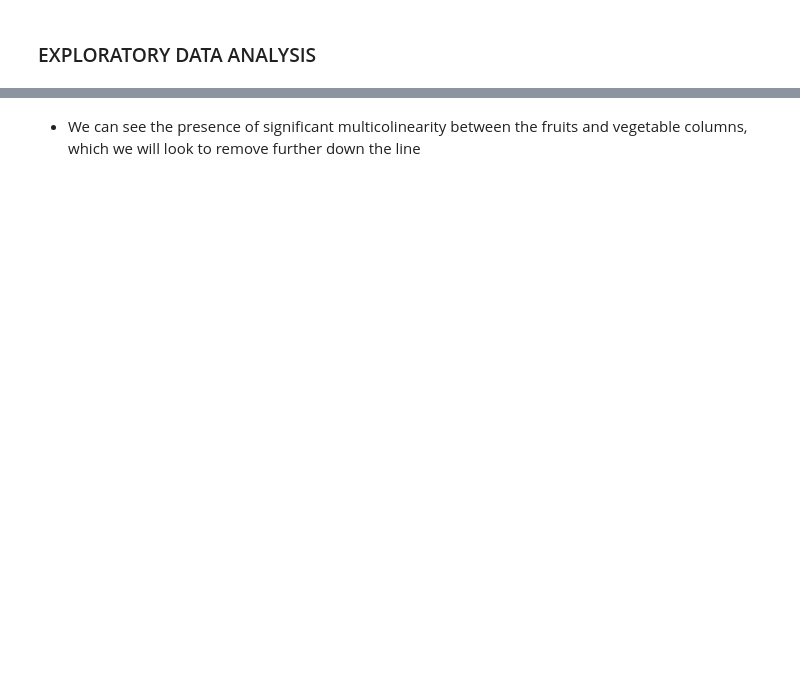
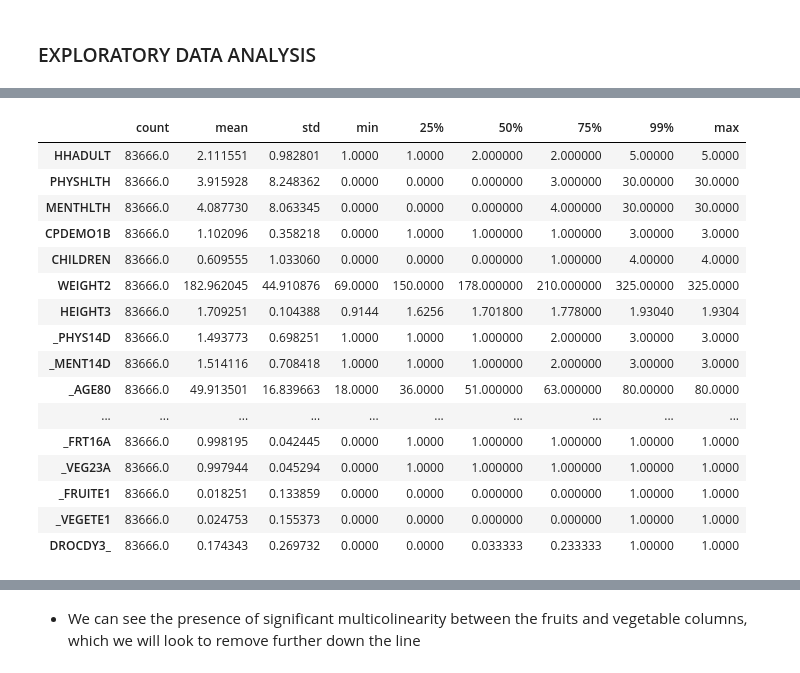
Before and after one commit to OBINNADINNEYA/BRFSS_BIGDATA_PROJECT, a Jupyter notebook: Exploratory Data Analysis.ipynb, the cells around one changed output, grey strips where cells are left out. Saved outputs shown, nothing was run; the diff lists cells and outputs as text; code cells hidden in the pictures; blank space fills up the shorter version.

```diff
--- a/Exploratory Data Analysis.ipynb
+++ b/Exploratory Data Analysis.ipynb
@@ -34 +103,21 @@ processed_features_df.describe([0.25,0.50,0.75,0.99]).T
+# %%
+clean_2019[num_cols].describe([0.25,0.50,0.75,0.99]).T
+# %% [output]
+|  | count | mean | std | min | 25% | 50% | 75% | 99% | max |
+| HHADULT | 83666.0 | 2.111551 | 0.982801 | 1.0000 | 1.0000 | 2.000000 | 2.000000 | 5.00000 | 5.0000 |
+| PHYSHLTH | 83666.0 | 3.915928 | 8.248362 | 0.0000 | 0.0000 | 0.000000 | 3.000000 | 30.00000 | 30.0000 |
+| MENTHLTH | 83666.0 | 4.087730 | 8.063345 | 0.0000 | 0.0000 | 0.000000 | 4.000000 | 30.00000 | 30.0000 |
+| CPDEMO1B | 83666.0 | 1.102096 | 0.358218 | 0.0000 | 1.0000 | 1.000000 | 1.000000 | 3.00000 | 3.0000 |
+| CHILDREN | 83666.0 | 0.609555 | 1.033060 | 0.0000 | 0.0000 | 0.000000 | 1.000000 | 4.00000 | 4.0000 |
+| WEIGHT2 | 83666.0 | 182.962045 | 44.910876 | 69.0000 | 150.0000 | 178.000000 | 210.000000 | 325.00000 | 325.0000 |
+| HEIGHT3 | 83666.0 | 1.709251 | 0.104388 | 0.9144 | 1.6256 | 1.701800 | 1.778000 | 1.93040 | 1.9304 |
+| _PHYS14D | 83666.0 | 1.493773 | 0.698251 | 1.0000 | 1.0000 | 1.000000 | 2.000000 | 3.00000 | 3.0000 |
+| _MENT14D | 83666.0 | 1.514116 | 0.708418 | 1.0000 | 1.0000 | 1.000000 | 2.000000 | 3.00000 | 3.0000 |
+| _AGE80 | 83666.0 | 49.913501 | 16.839663 | 18.0000 | 36.0000 | 51.000000 | 63.000000 | 80.00000 | 80.0000 |
+| ... | ... | ... | ... | ... | ... | ... | ... | ... | ... |
+| _FRT16A | 83666.0 | 0.998195 | 0.042445 | 0.0000 | 1.0000 | 1.000000 | 1.000000 | 1.00000 | 1.0000 |
+| _VEG23A | 83666.0 | 0.997944 | 0.045294 | 0.0000 | 1.0000 | 1.000000 | 1.000000 | 1.00000 | 1.0000 |
+| _FRUITE1 | 83666.0 | 0.018251 | 0.133859 | 0.0000 | 0.0000 | 0.000000 | 0.000000 | 1.00000 | 1.0000 |
+| _VEGETE1 | 83666.0 | 0.024753 | 0.155373 | 0.0000 | 0.0000 | 0.000000 | 0.000000 | 1.00000 | 1.0000 |
+| DROCDY3_ | 83666.0 | 0.174343 | 0.269732 | 0.0000 | 0.0000 | 0.033333 | 0.233333 | 1.00000 | 1.0000 |
 # %%
```
Also changed, not shown: parts of 44 cells of this notebook, 2 other files.
